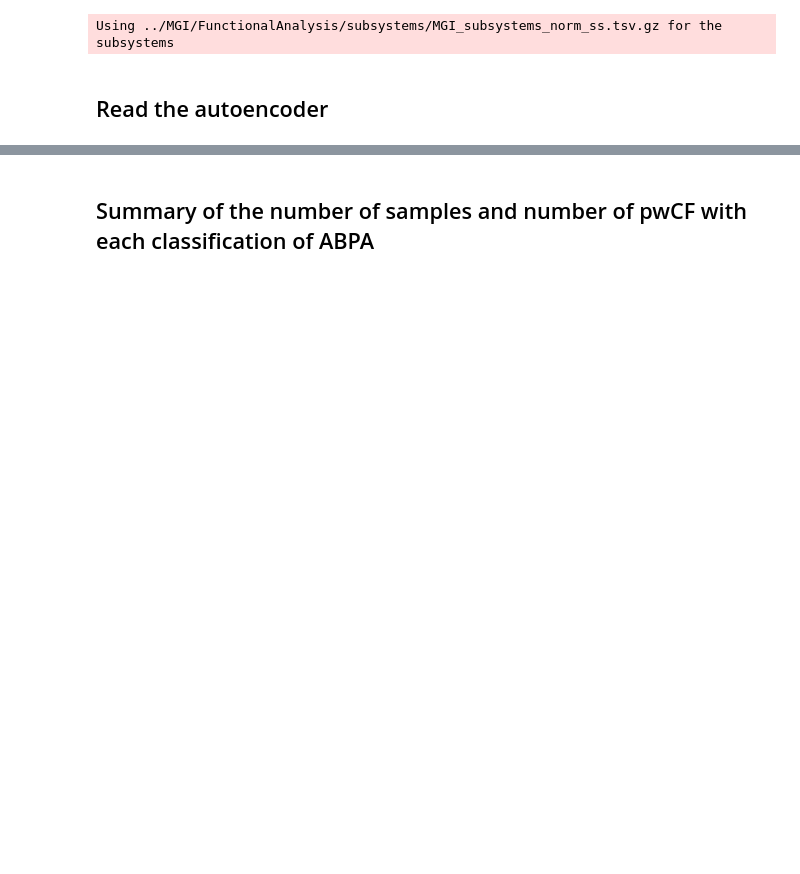
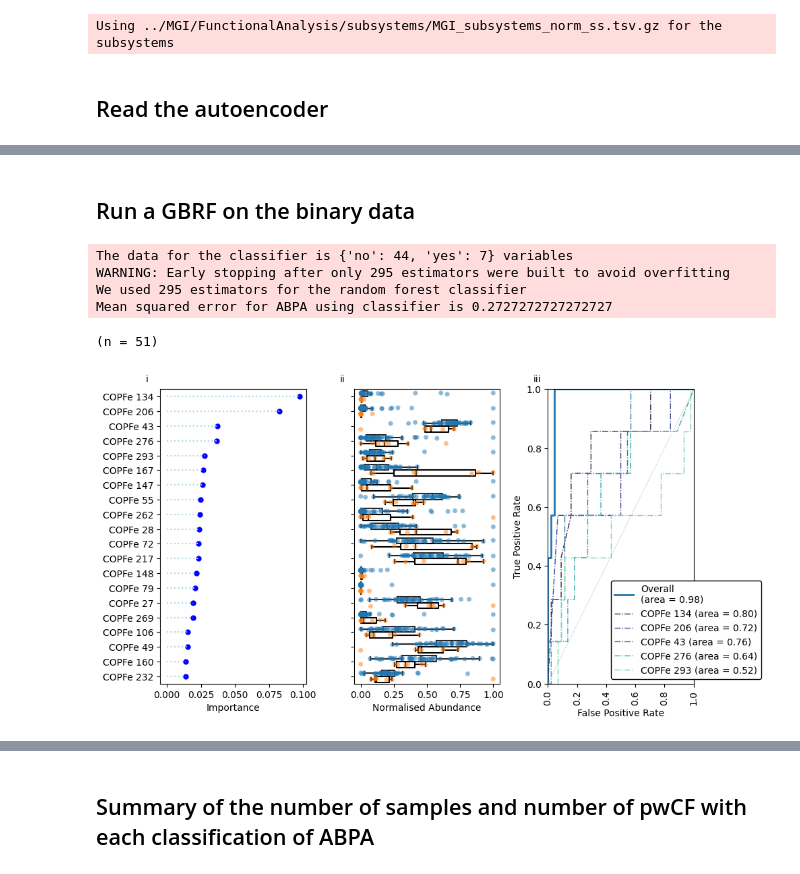
Before and after one commit to linsalrob/CF_Data_Analysis, a Jupyter notebook: Jupyter/ABPA.ipynb, the cells around one changed output, grey strips where cells are left out. Saved outputs shown, nothing was run; the diff lists cells and outputs as text; code cells hidden in the pictures; blank space fills up the shorter version.

```diff
--- a/Jupyter/ABPA.ipynb
+++ b/Jupyter/ABPA.ipynb
@@ -50,0 +184,41 @@ pc_df = pd.read_csv(os.path.join(encoder_models, 'pc_df.tsv'), sep="\t", index_c
+# %% [markdown]
+## Run a GBRF on the binary data
+# %%
+intcol = 'ABPA'
+
+intcol_title = replace_index.sub('', intcol).replace('_', ' ')
+merged_df = pc_df.join(metadata[[intcol]]).dropna(subset=intcol)
+
+categorical_data, custom_labels = cf_analysis_lib.create_custom_labels(metadata, intcol, merged_df)
+
+X = merged_df.drop(intcol, axis=1)
+y = merged_df[intcol]
+
+if categorical_data:
+  model, mse, feature_importances_sorted = cf_analysis_lib.gb_classifier_model(X, y, n_estimators=1000, n_iter_no_change=20)
+  met = 'classifier'
+else:
+  model, mse, feature_importances_sorted = cf_analysis_lib.gb_regressor_model(X, y)
+  met = 'regressor'
+
+print(f"We used {model.n_estimators_} estimators for the random forest {met}", file=sys.stderr)
+print(f"Mean squared error for {intcol} using {met} is {mse}", file=sys.stderr)
+fig, axes = cf_analysis_lib.plot_importance_abundance_roc(merged_df, feature_importances_sorted, intcol, intcol_title, model,
+                                     custom_labels, plot_legend=False)
+
+labels = [cf_analysis_lib.int2roman(i+1) for i in range(3)] # this makes the labels roman numerals
+for ax, label in zip(axes, labels):
+    ax.text(-0.1, 1.05, label, transform=ax.transAxes,
+            fontsize=10, va='top', ha='left')
+    ax.set_title("")
+plt.savefig('final_images/figS8.png', dpi=300)
+plt.savefig('final_images/figS8.svg')
+print(f"(n = {merged_df.shape[0]})")
+cf_analysis_lib.create_thumbnail("figS8.png")
+# %% [output]
+The data for the classifier is {'no': 44, 'yes': 7} variables
+WARNING: Early stopping after only 295 estimators were built to avoid overfitting
+We used 295 estimators for the random forest classifier
+Mean squared error for ABPA using classifier is 0.2727272727272727
+(n = 51)
+[figure, added]
```
Also changed, not shown: parts of 21 cells of this notebook, 7 other files.
